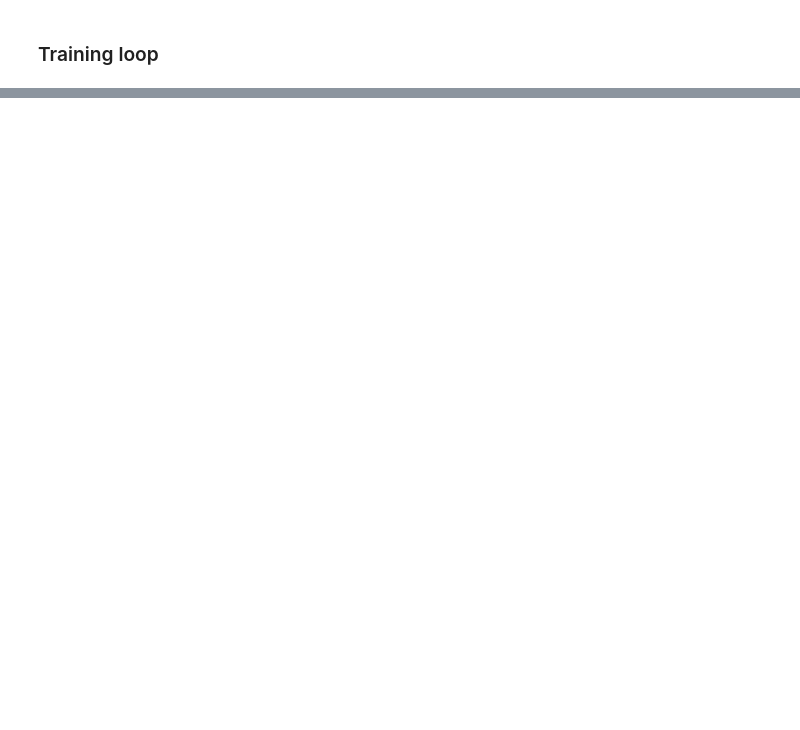
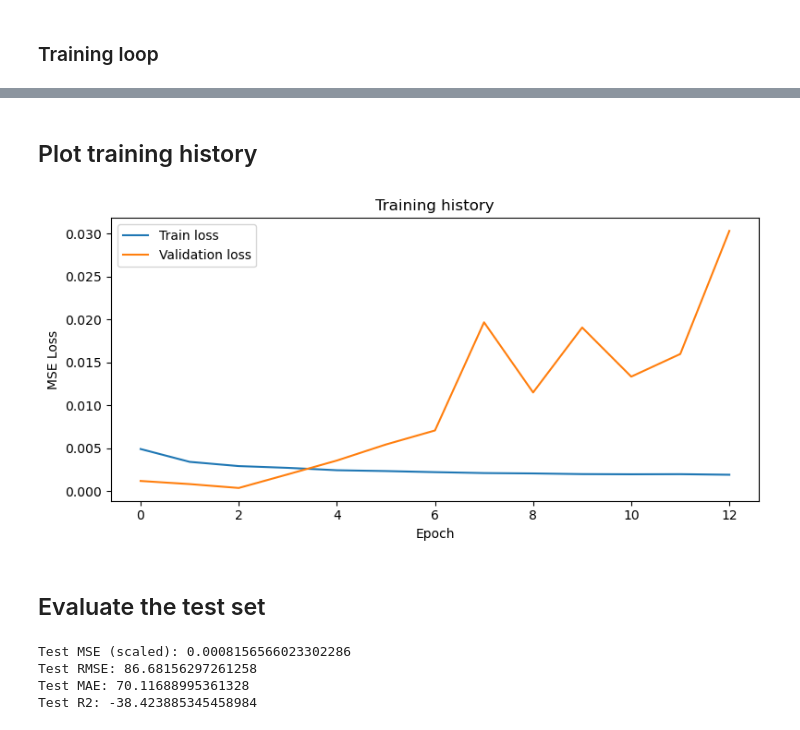
Before and after one commit to adernbach/hydroinformaticshomework3, a Jupyter notebook: LSTM.ipynb, the cells around one changed output, grey strips where cells are left out. Saved outputs shown, nothing was run; the diff lists cells and outputs as text; code cells hidden in the pictures; blank space fills up the shorter version.

Commit message:
finish getting data and run lstm

```diff
--- a/LSTM.ipynb
+++ b/LSTM.ipynb
@@ -58,24 +43,24 @@ torch.manual_seed(SEED)
 FILE_PATH = "data/HydroDF/HydroDF.csv"
 SITE_COL = "site_no"
 DATE_COL = "Date"
-TARGET_COL = "flow_cms"
+TARGET_COL = "flow_cfs"
 
 # Hyperparameters
-LOOKBACK_DAYS = 30 #number of past time steps to use for prediction
+LOOKBACK_DAYS = 90 #number of past time steps to use for prediction
 BATCH_SIZE = 64 #number of samples per batch for training
 EPOCHS = 50 #number of times to iterate over the entire training dataset
-PATIENCE = 8 #number of epochs to wait for improvement in validation loss before stopping training
+PATIENCE = 10 #number of epochs to wait for improvement in validation loss before stopping training
 LEARNING_RATE = 1e-3 #step size for updating model parameters during training
 
 # Define the SITES for splitting the dataset into training, validation, and testing sets
-TRAIN_SITES = (10149400, 10128500, 10133650)
+TRAIN_SITES = (10149400, 10128500, 10164500)
 VAL_SITE = 10133800
-TEST_SITE = 10133980
+TEST_SITE = 10133600
 # %% [markdown]
 ### Load and inspect data
 # %%
 # Load and preprocess the data
-df = pd.read_csv(FILE_PATH)
+df = pd.read_csv(FILE_PATH, index_col=False)
 
 # Clean column names, removing spaces and special characters
 clean_cols = []
@@ -94,5 +79,5 @@ df = df.sort_values(DATE_COL).reset_index(drop=True)
 
 print('Rows:', len(df))
 print('Date range:', df[DATE_COL].min().date(), 'to', df[DATE_COL].max().date())
-print('Years:', sorted(df[DATE_COL].dt.year.unique()))
+print('Sites:', sorted(df[SITE_COL].unique()))
 df.head()
@@ -115,9 +115,10 @@ print(feature_cols)
 If necessary, may not need to reduce the number of features the model looks at.
 # %%
 # choose features
-feature_cols =['TUM_SWE_cm', 'DAN_SWE_cm', 'SLI_SWE_cm']
+#feature_cols = ['SWE_cm', 'prcp_mm_day', 'shortwave_radiation', 'tmax_C', 'tmin_C', 'potential_evaporation', 'total_precipitation']
 cols = feature_cols + [TARGET_COL]
 
-#select these columns from the dataframe
-df = df[[SITE_COL] + cols]
+# keep the date column for tracking predictions by date
+# select site, date, and model columns from the dataframe
+df = df[[SITE_COL, DATE_COL] + cols]
 df.head()
@@ -138,9 +147,9 @@ Split data by site into training, validation, and testing data sets
 # %%
 # Split the data into training, validation, and testing sets based on site numbers
 
-train_df = df[df['site_no'].isin(TRAIN_SITES)].copy()
-val_df = df[df['site_no'].isin(VAL_SITE)].copy()
-test_df = df[df['site_no'].isin(TEST_SITE)].copy()
+train_df = df[df[SITE_COL].isin(TRAIN_SITES)].copy()
+val_df = df[df[SITE_COL] == VAL_SITE].copy()
+test_df = df[df[SITE_COL] == TEST_SITE].copy()
 
 print('Train rows:', len(train_df))
 print('Validation rows:', len(val_df))
@@ -244,0 +300,38 @@ if best_state is not None:
+# %% [markdown]
+## Plot training history
+# %%
+plt.figure(figsize=(8, 4))
+plt.plot(history['train_loss'], label='Train loss')
+plt.plot(history['val_loss'], label='Validation loss')
+plt.xlabel('Epoch')
+plt.ylabel('MSE Loss')
+plt.title('Training history')
+plt.legend()
+plt.tight_layout()
+plt.show()
+# %% [output]
+[figure, added]
+# %% [markdown]
+## Evaluate the test set
+# %%
+# Evaluate the final model on the test set and compute performance metrics
+test_loss, test_pred_scaled, test_obs_scaled = LSTM_helper.evaluate(model, criterion, device, test_loader)
+
+# Inverse transform the scaled predictions and observations back to the original scale using the target scaler, and compute performance metrics (RMSE, MAE, R2) between the predicted and observed flow values on the test set
+pred_flow = target_scaler.inverse_transform(test_pred_scaled.reshape(-1, 1)).ravel()
+obs_flow = target_scaler.inverse_transform(test_obs_scaled.reshape(-1, 1)).ravel()
+
+# Compute performance metrics between the predicted and observed flow values on the test set, including Root Mean Squared Error (RMSE), Mean Absolute Error (MAE), and R-squared (R2) score
+rmse = math.sqrt(mean_squared_error(obs_flow, pred_flow))
+mae = mean_absolute_error(obs_flow, pred_flow)
+r2 = r2_score(obs_flow, pred_flow)
+
+print('Test MSE (scaled):', test_loss)
+print('Test RMSE:', rmse)
+print('Test MAE:', mae)
+print('Test R2:', r2)
+# %% [output]
+Test MSE (scaled): 0.0008156566023302286
+Test RMSE: 86.68156297261258
+Test MAE: 70.11688995361328
+Test R2: -38.423885345458984
```
Also changed, not shown: parts of 17 cells of this notebook, 26 other files.
